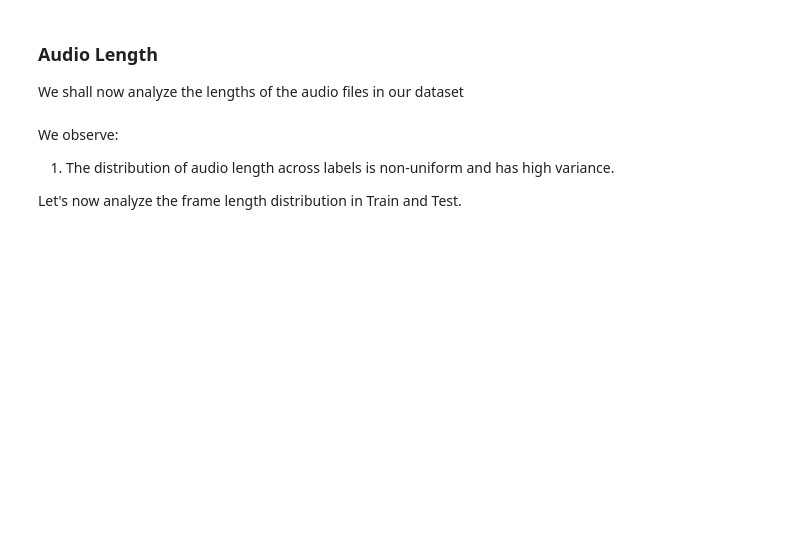
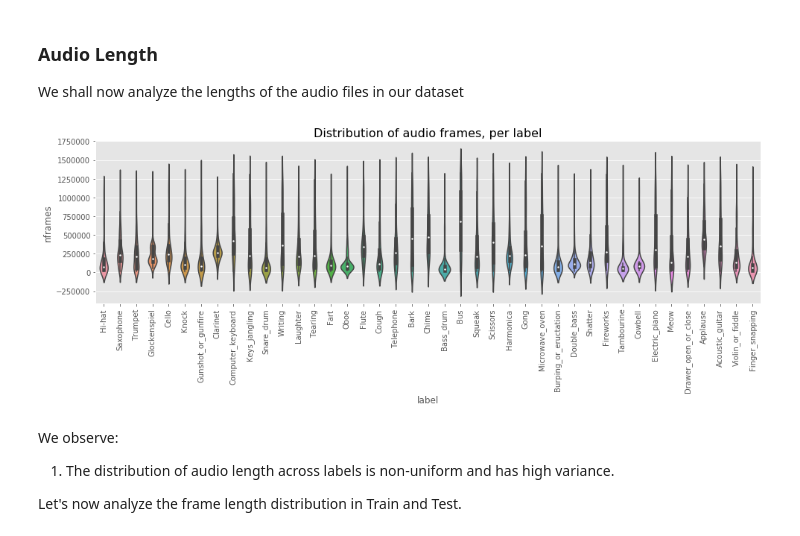
Before and after one commit to denistarasov/lsml-hw, a Jupyter notebook: task2.ipynb, the cells around one changed output. Drawn from its saved outputs; the diff is of its cells as text; code cells hidden in the pictures; blank space fills up the shorter version.

```diff
--- a/task2.ipynb
+++ b/task2.ipynb
@@ -168,14 +176,16 @@ plt.plot(data[:500], '.'); plt.plot(data[:500], '-');
 
 We shall now analyze the lengths of the audio files in our dataset
 # %%
-train['nframes'] = train['fname'].apply(lambda f: wave.open('../input/freesound-audio-tagging/audio_train/' + f).getnframes())
-test['nframes'] = test['fname'].apply(lambda f: wave.open('../input/freesound-audio-tagging/audio_test/' + f).getnframes())
+train['nframes'] = train['fname'].apply(lambda f: wave.open('/data/freesound-audio-tagging/audio_train/' + f).getnframes())
+test['nframes'] = test['fname'].apply(lambda f: wave.open('/data/freesound-audio-tagging/audio_test/' + f).getnframes())
 
 _, ax = plt.subplots(figsize=(16, 4))
 sns.violinplot(ax=ax, x="label", y="nframes", data=train)
 plt.xticks(rotation=90)
 plt.title('Distribution of audio frames, per label', fontsize=16)
 plt.show()
+# %% [output]
+[figure, added]
 # %% [markdown]
 We observe:
 1. The distribution of audio length across labels is non-uniform and has high variance.
```
Also changed, not shown: parts of 23 cells of this notebook.
